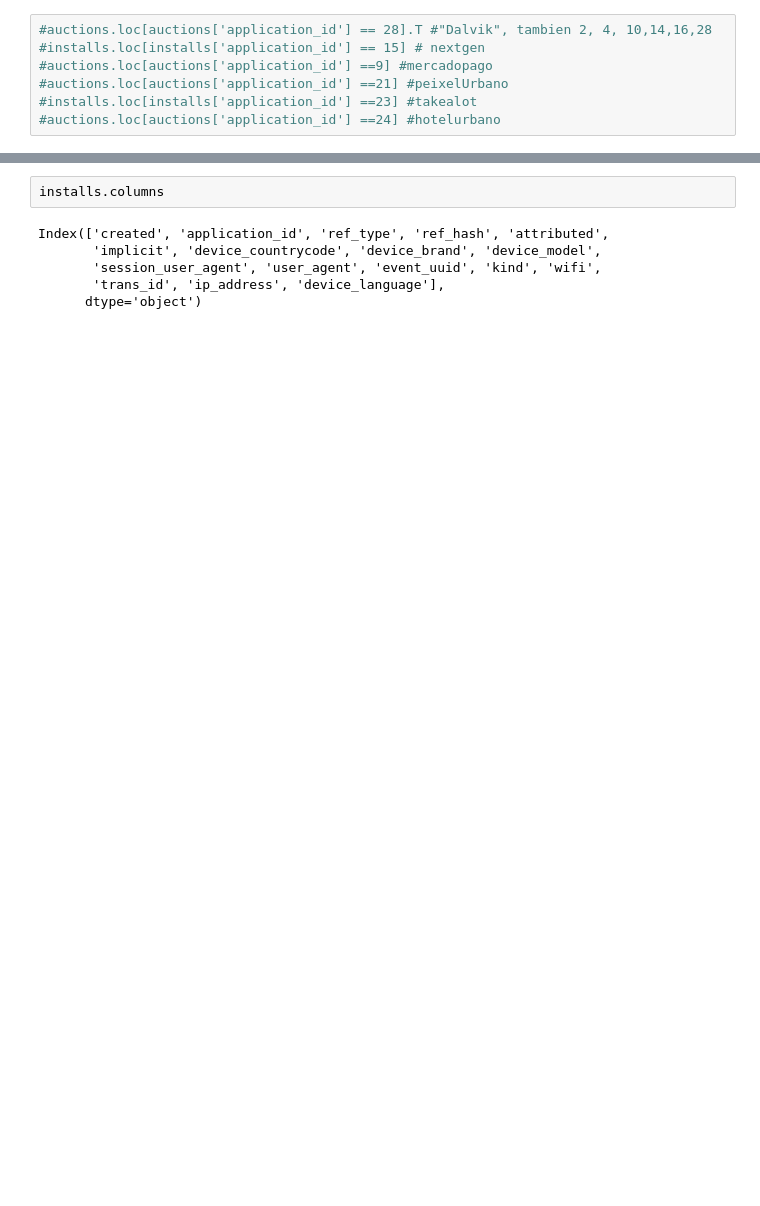
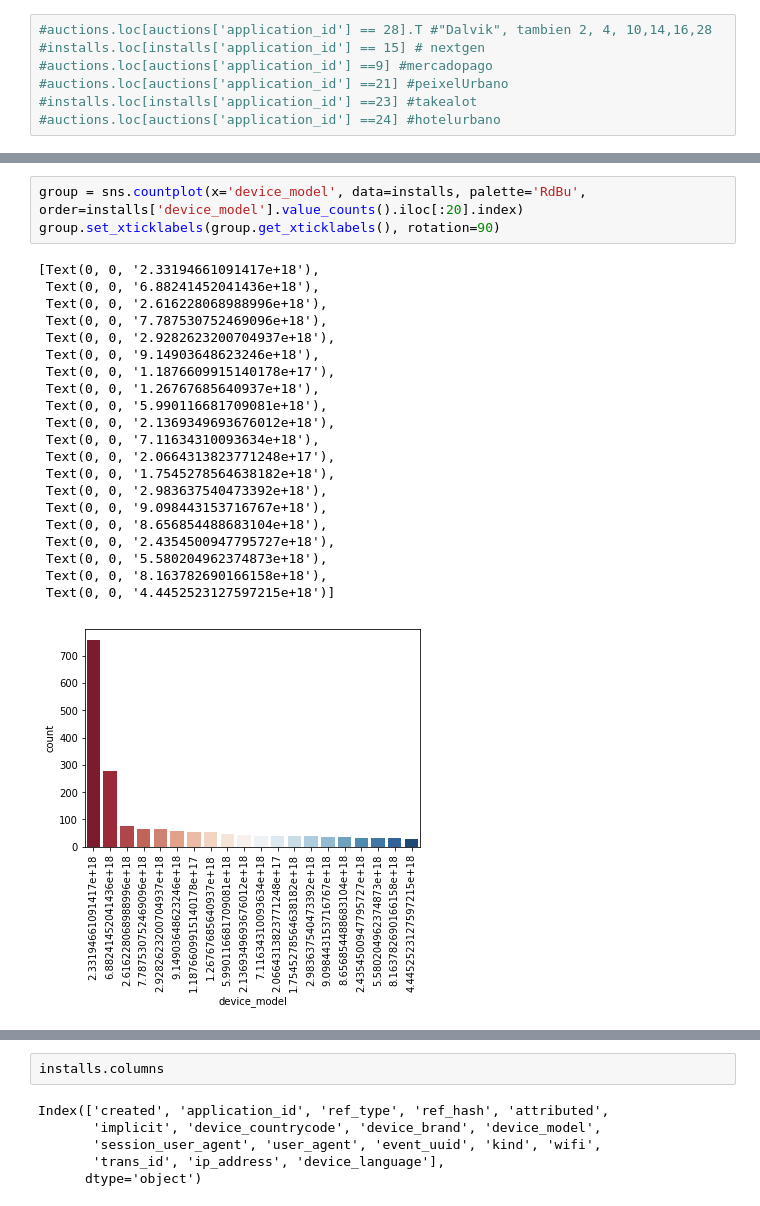
Before and after one commit to Elianagam/orgaDatosTp1, a Jupyter notebook: prueba_installs2.ipynb, the cells around one changed output, grey strips where cells are left out. Saved outputs shown, nothing was run; the diff lists cells and outputs as text; blank space fills up the shorter version.

```diff
--- a/prueba_installs2.ipynb
+++ b/prueba_installs2.ipynb
@@ -198,0 +130,25 @@ Text(51.0, 0.5, 'Hora')
+# %%
+group = sns.countplot(x='device_model', data=installs, palette='RdBu', order=installs['device_model'].value_counts().iloc[:20].index)
+group.set_xticklabels(group.get_xticklabels(), rotation=90)
+# %% [output]
+[Text(0, 0, '2.33194661091417e+18'),
+ Text(0, 0, '6.88241452041436e+18'),
+ Text(0, 0, '2.616228068988996e+18'),
+ Text(0, 0, '7.787530752469096e+18'),
+ Text(0, 0, '2.9282623200704937e+18'),
+ Text(0, 0, '9.14903648623246e+18'),
+ Text(0, 0, '1.1876609915140178e+17'),
+ Text(0, 0, '1.26767685640937e+18'),
+ Text(0, 0, '5.990116681709081e+18'),
+ Text(0, 0, '2.1369349693676012e+18'),
+ Text(0, 0, '7.11634310093634e+18'),
+ Text(0, 0, '2.0664313823771248e+17'),
+ Text(0, 0, '1.7545278564638182e+18'),
+ Text(0, 0, '2.983637540473392e+18'),
+ Text(0, 0, '9.098443153716767e+18'),
+ Text(0, 0, '8.656854488683104e+18'),
+ Text(0, 0, '2.4354500947795727e+18'),
+ Text(0, 0, '5.580204962374873e+18'),
+ Text(0, 0, '8.163782690166158e+18'),
+ Text(0, 0, '4.4452523127597215e+18')]
+[figure, added]
```
Also changed, not shown: parts of 23 cells of this notebook.
